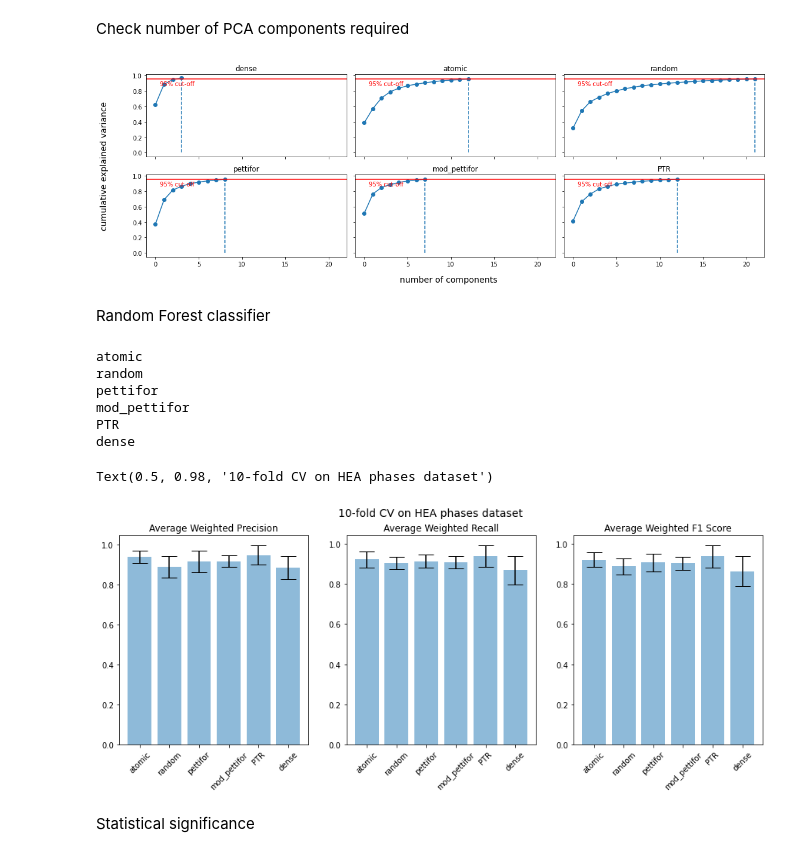
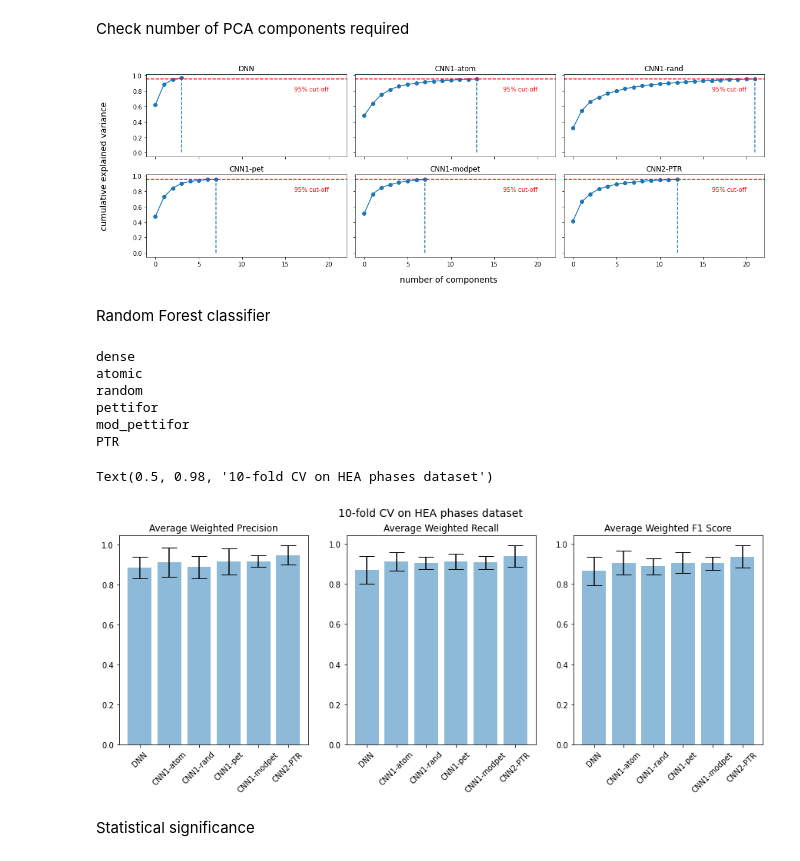
Before and after one commit to dovahkiin0022/representations, a Jupyter notebook: notebooks/1a_transfer_learning_phase.ipynb, the cells around one changed output. Drawn from its saved outputs; the diff is of its cells as text; code cells hidden in the pictures.

Commit message:
changed model locations and added new figures

```diff
--- a/notebooks/1a_transfer_learning_phase.ipynb
+++ b/notebooks/1a_transfer_learning_phase.ipynb
@@ -31,6 +31,7 @@ y = np.array(dataY)
 Check number of PCA components required
 # %%
 methods = ['dense','atomic','random','pettifor','mod_pettifor','PTR']
+names = ['DNN','CNN1-atom','CNN1-rand','CNN1-pet','CNN1-modpet','CNN2-PTR']
 component_dict = {}
 fig, ax  = plt.subplots(2,3, sharey=True, sharex = True, figsize = (15,5))
 ax = ax.ravel()
@@ -52,9 +53,9 @@ for i, method in enumerate(methods):
     ind = np.argmax(np.cumsum(pca.explained_variance_ratio_)>0.95)
     ax[i].plot(np.cumsum(pca.explained_variance_ratio_)[:ind+1],marker = 'o')
     ax[i].vlines(ind,0,np.cumsum(pca.explained_variance_ratio_)[ind],linestyles='dashed')
-    ax[i].axhline(y=0.95, color='r', linestyle='-')
-    ax[i].text(0.5, 0.87, '95% cut-off', color = 'red', fontsize=10)
-    ax[i].set_title(method,y=1)
+    ax[i].axhline(y=0.95, color='r', linestyle='dashed')
+    ax[i].text(16, 0.8, '95% cut-off', color = 'red', fontsize=10)
+    ax[i].set_title(names[i],y=1)
     component_dict[method] = ind
 fig.text(0.5, -0.04, 'number of components', ha='center', fontsize=14)
 fig.text(-0.04, 0.5, 'cumulative explained variance', va='center', rotation='vertical', fontsize=14)
@@ -62,11 +63,11 @@ plt.tight_layout()
 with open('misc/pca_components.pkl','wb') as fid:
     pickle.dump(component_dict,fid)
 # %% [output]
-[figure, old version]
+[figure, new version]
 # %% [markdown]
 Random Forest classifier
 # %%
-methods = ['atomic','random','pettifor','mod_pettifor','PTR','dense']
+methods = ['dense','atomic','random','pettifor','mod_pettifor','PTR']
 method_dict = {}
 mean_score_list = []
 std_score_list = []
@@ -109,26 +110,27 @@ for i, method in enumerate(methods):
     std_score_list.append(score.std().values)
     #print(score.mean(), score.std())
 # %% [output]
+dense
 atomic
 random
 pettifor
 mod_pettifor
 PTR
-dense
 # %%
 keys = ['Precision','Recall','F1 Score']
+names = ['DNN','CNN1-atom','CNN1-rand','CNN1-pet','CNN1-modpet','CNN2-PTR']
 mean_score_list = np.array(mean_score_list)
 std_score_list = np.array(std_score_list)
 fig,ax = plt.subplots(1,3, figsize=(15,5))
 ax = ax.ravel()
 for i,k in enumerate(keys):
     ax[i].bar(methods, mean_score_list[:,i], yerr = std_score_list[:,i],align='center', alpha=0.5, ecolor='black', capsize=10)
     ax[i].set_title('Average Weighted {}'.format(k))
-    ax[i].set_xticklabels(methods, rotation=45)
+    ax[i].set_xticklabels(names, rotation=45)
 fig.suptitle('10-fold CV on HEA phases dataset', fontsize = 14)
 # %% [output]
 Text(0.5, 0.98, '10-fold CV on HEA phases dataset')
-[figure, old version]
+[figure, new version]
 # %% [markdown]
 Statistical significance
 # %%
```
Also changed, not shown: parts of 3 cells of this notebook, 27 other files.
